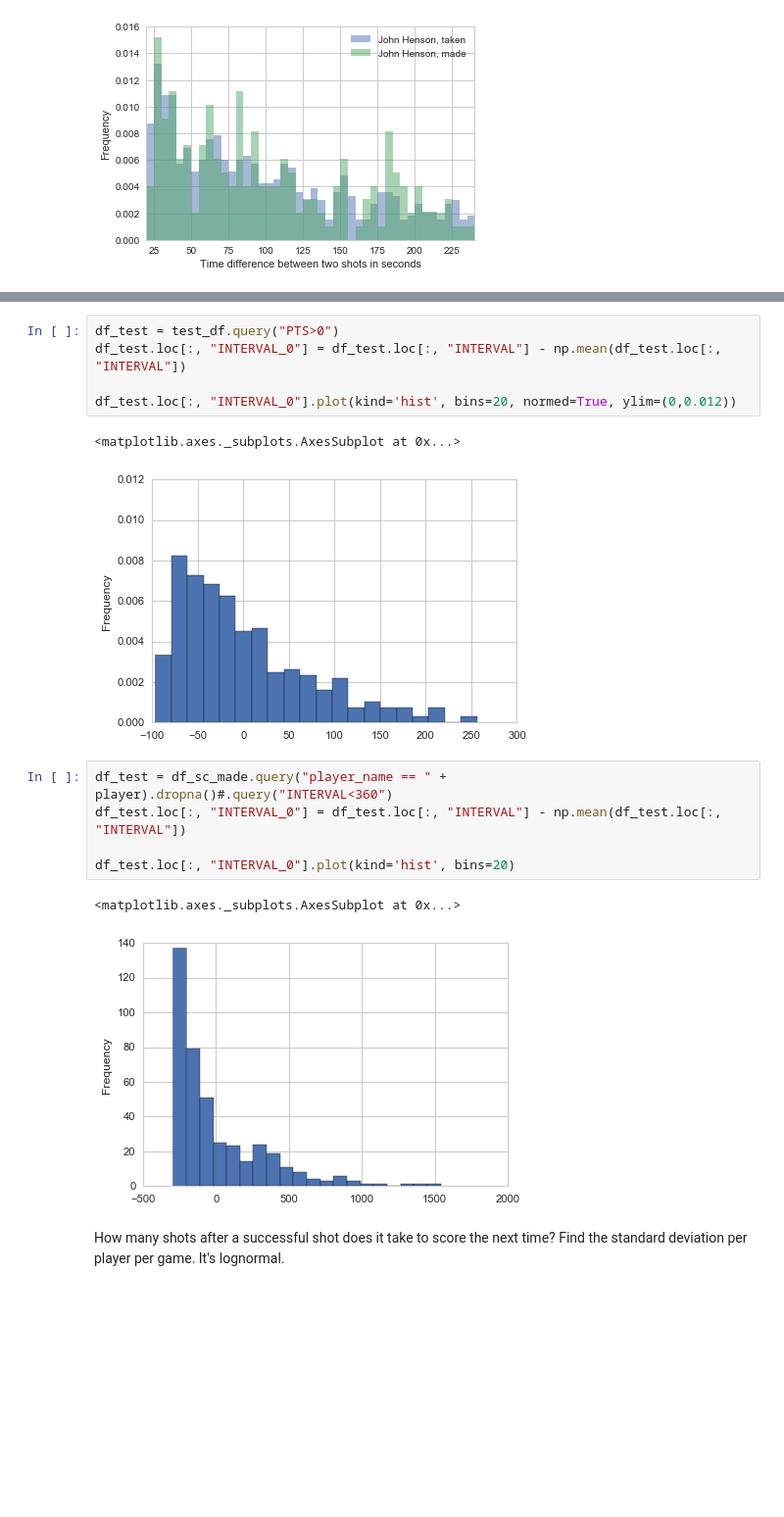
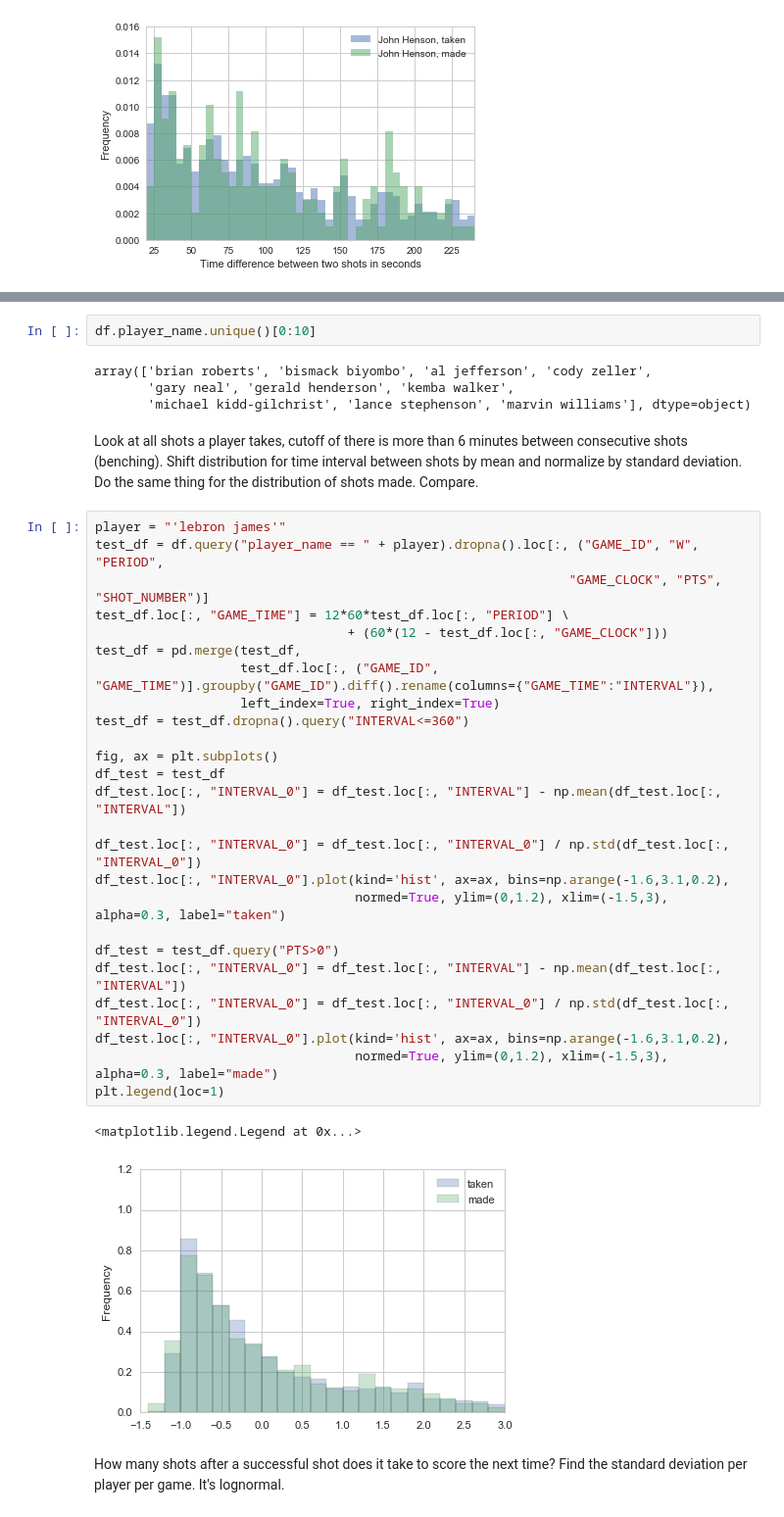
Before and after one commit to apbecker/NBA-Data, a Jupyter notebook: Scripts/PlayingWithTheData.ipynb, the cells around one changed output, grey strips where cells are left out. Shown: that part at 98% size. Cells and saved outputs as stored; diff of their text form; blank space fills up the shorter version.

Commit message:
Comparing Shots taken v Shots made

```diff
--- a/Scripts/PlayingWithTheData.ipynb
+++ b/Scripts/PlayingWithTheData.ipynb
@@ -402,19 +364,40 @@ df_test.loc[:, "INTERVAL_0"].plot(kind='hist', bins=20, normed=True, ylim=(0,0.0
-# %%
-df_test = test_df.query("PTS>0")
-df_test.loc[:, "INTERVAL_0"] = df_test.loc[:, "INTERVAL"] - np.mean(df_test.loc[:, "INTERVAL"])
-
-df_test.loc[:, "INTERVAL_0"].plot(kind='hist', bins=20, normed=True, ylim=(0,0.012))
-# %% [output]
-<matplotlib.axes._subplots.AxesSubplot at 0x...>
-[figure, removed]
-# %%
-df_test = df_sc_made.query("player_name == " + player).dropna()#.query("INTERVAL<360")
-df_test.loc[:, "INTERVAL_0"] = df_test.loc[:, "INTERVAL"] - np.mean(df_test.loc[:, "INTERVAL"])
-
-df_test.loc[:, "INTERVAL_0"].plot(kind='hist', bins=20)
-# %% [output]
-<matplotlib.axes._subplots.AxesSubplot at 0x...>
-[figure, removed]
+# %%
+df.player_name.unique()[0:10]
+# %% [output]
+array(['brian roberts', 'bismack biyombo', 'al jefferson', 'cody zeller',
+       'gary neal', 'gerald henderson', 'kemba walker',
+       'michael kidd-gilchrist', 'lance stephenson', 'marvin williams'], dtype=object)
+# %% [markdown]
+Look at all shots a player takes, cutoff of there is more than 6 minutes between consecutive shots (benching).
+Shift distribution for time interval between shots by mean and normalize by standard deviation. Do the same thing for the distribution of shots made. Compare.
+# %%
+player = "'lebron james'"
+test_df = df.query("player_name == " + player).dropna().loc[:, ("GAME_ID", "W", "PERIOD",
+                                                              "GAME_CLOCK", "PTS", "SHOT_NUMBER")]
+test_df.loc[:, "GAME_TIME"] = 12*60*test_df.loc[:, "PERIOD"] \
+                                 + (60*(12 - test_df.loc[:, "GAME_CLOCK"]))
+test_df = pd.merge(test_df,
+                   test_df.loc[:, ("GAME_ID", "GAME_TIME")].groupby("GAME_ID").diff().rename(columns={"GAME_TIME":"INTERVAL"}),
+                   left_index=True, right_index=True)
+test_df = test_df.dropna().query("INTERVAL<=360")
+
+fig, ax = plt.subplots()
+df_test = test_df
+df_test.loc[:, "INTERVAL_0"] = df_test.loc[:, "INTERVAL"] - np.mean(df_test.loc[:, "INTERVAL"])
+
+df_test.loc[:, "INTERVAL_0"] = df_test.loc[:, "INTERVAL_0"] / np.std(df_test.loc[:, "INTERVAL_0"])
+df_test.loc[:, "INTERVAL_0"].plot(kind='hist', ax=ax, bins=np.arange(-1.6,3.1,0.2),
+                                  normed=True, ylim=(0,1.2), xlim=(-1.5,3), alpha=0.3, label="taken")
+
+df_test = test_df.query("PTS>0")
+df_test.loc[:, "INTERVAL_0"] = df_test.loc[:, "INTERVAL"] - np.mean(df_test.loc[:, "INTERVAL"])
+df_test.loc[:, "INTERVAL_0"] = df_test.loc[:, "INTERVAL_0"] / np.std(df_test.loc[:, "INTERVAL_0"])
+df_test.loc[:, "INTERVAL_0"].plot(kind='hist', ax=ax, bins=np.arange(-1.6,3.1,0.2),
+                                  normed=True, ylim=(0,1.2), xlim=(-1.5,3), alpha=0.3, label="made")
+plt.legend(loc=1)
+# %% [output]
+<matplotlib.legend.Legend at 0x...>
+[figure, added]
 # %% [markdown]
 How many shots after a successful shot does it take to score the next time?
 Find the standard deviation per player per game. It's lognormal.
```
Also changed, not shown: parts of 3 cells of this notebook.
